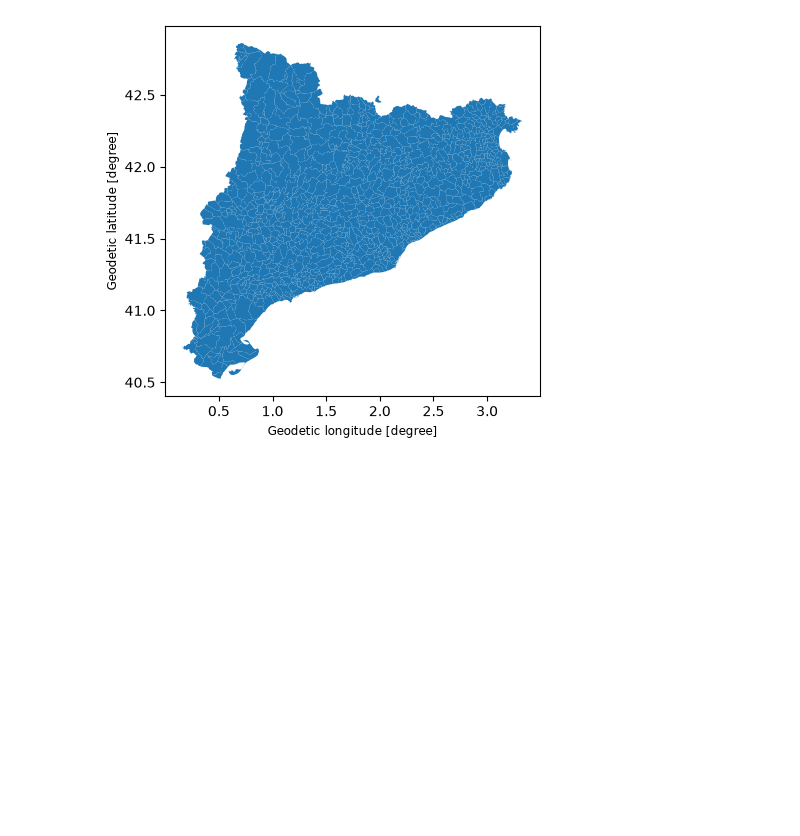
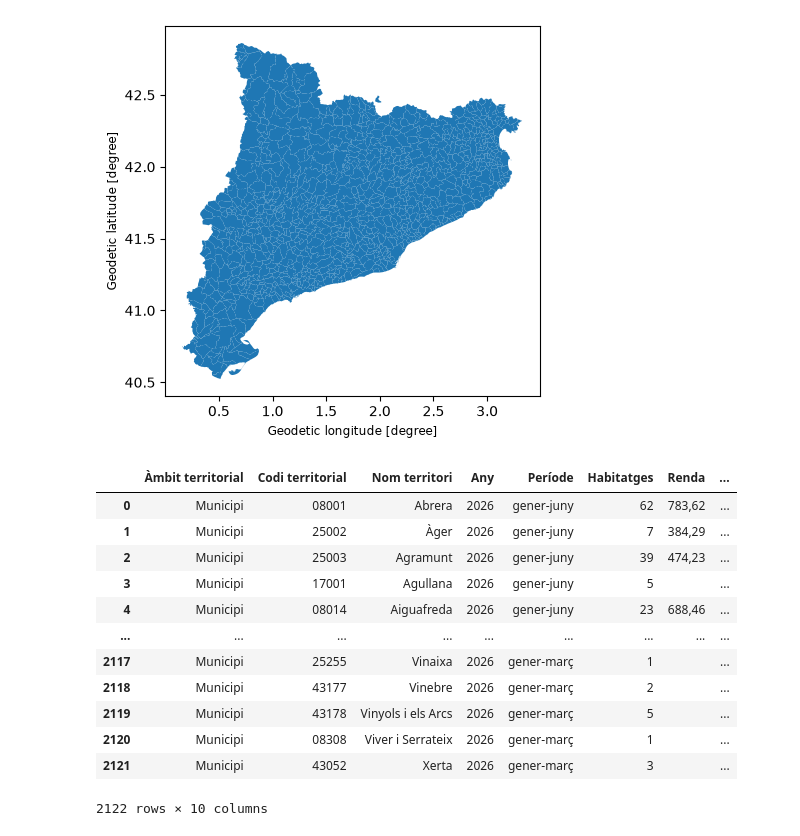
Before and after one commit to Lidia1508/Speculation-Map, a Jupyter notebook: Pol_load_data.ipynb, the cells around one changed output. Drawn from its saved outputs; the diff is of its cells as text; code cells hidden in the pictures; blank space fills up the shorter version.

```diff
--- a/Pol_load_data.ipynb
+++ b/Pol_load_data.ipynb
@@ -7,3 +7,34 @@ mapa.plot()
 # %% [output]
 <Axes: xlabel='Geodetic longitude [degree]', ylabel='Geodetic latitude [degree]'>
 [figure]
+# %%
+code_municipi=df["Codi territorial"]
+mean_rent=df["Renda"]
+number_rents=df["Habitatges"]
+
+# The municipality code is not the same in both data sets. In the map coordinates, the code is 6 digits long
+# (the sixth digit is a check digit). In the mean price data, the code is five digits long (INE 5). We take out the check digit
+# from the map coordinates set and then merge the dataset using the municipality code.
+
+municipis["ine5"]=municipis["CODIMUNI"].str[:5]
+df["ine5"]=df["Codi territorial"]
+mean_rent_2026=df[df["Any"] == '2026']
+mean_rent_2026.head()
+#merged = municipis.merge(mean_rent["ine_5"],
+#                    on="ine5", how="left", validate="many_to_one")
+
+merged
+# %% [output]
+|  | Àmbit territorial | Codi territorial | Nom territori | Any | Període | Habitatges | Renda | ... |
+| 0 | Municipi | 08001 | Abrera | 2026 | gener-juny | 62 | 783,62 | ... |
+| 1 | Municipi | 25002 | Àger | 2026 | gener-juny | 7 | 384,29 | ... |
+| 2 | Municipi | 25003 | Agramunt | 2026 | gener-juny | 39 | 474,23 | ... |
+| 3 | Municipi | 17001 | Agullana | 2026 | gener-juny | 5 |  | ... |
+| 4 | Municipi | 08014 | Aiguafreda | 2026 | gener-juny | 23 | 688,46 | ... |
+| ... | ... | ... | ... | ... | ... | ... | ... | ... |
+| 2117 | Municipi | 25255 | Vinaixa | 2026 | gener-març | 1 |  | ... |
+| 2118 | Municipi | 43177 | Vinebre | 2026 | gener-març | 2 |  | ... |
+| 2119 | Municipi | 43178 | Vinyols i els Arcs | 2026 | gener-març | 5 |  | ... |
+| 2120 | Municipi | 08308 | Viver i Serrateix | 2026 | gener-març | 1 |  | ... |
+| 2121 | Municipi | 43052 | Xerta | 2026 | gener-març | 3 |  | ... |
+2122 rows × 10 columns
```
Also changed, not shown: parts of 2 cells of this notebook.
